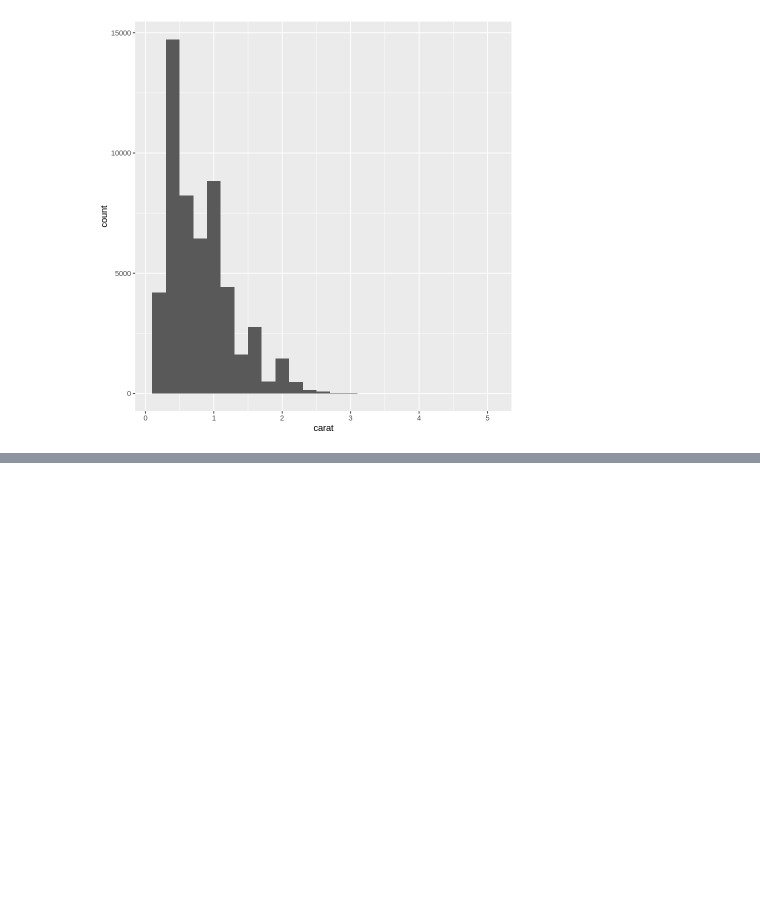
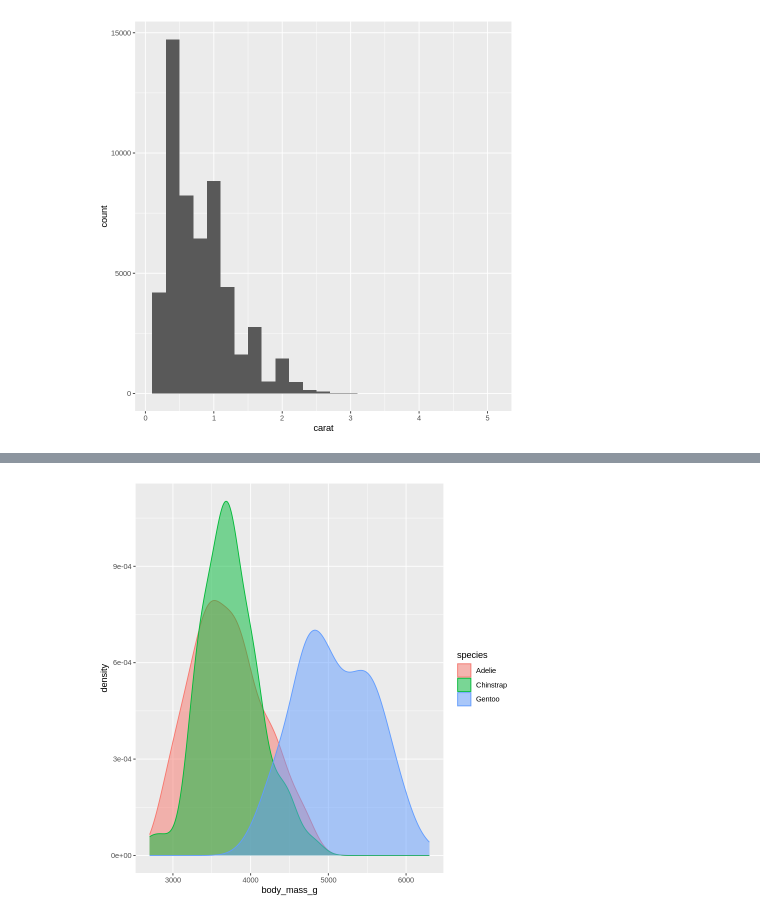
Before and after one commit to khuongduying/dataviz, a Jupyter notebook: DataViz_1.ipynb, the cells around one changed output, grey strips where cells are left out. Saved outputs shown, nothing was run; the diff lists cells and outputs as text; code cells hidden in the pictures; blank space fills up the shorter version.

```diff
--- a/DataViz_1.ipynb
+++ b/DataViz_1.ipynb
@@ -457,0 +487,4 @@ ggplot(diamonds, aes(x=carat)) + geom_histogram(binwidth=0.2)
+# %%
+ggplot(penguins, aes(x = body_mass_g, color = species, fill = species)) +
+  geom_density(alpha = 0.5)
+# %% [output]
@@ -457,0 +493 @@ ggplot(diamonds, aes(x=carat)) + geom_histogram(binwidth=0.2)
+[figure, added]
```
Also changed, not shown: parts of 22 cells of this notebook.
